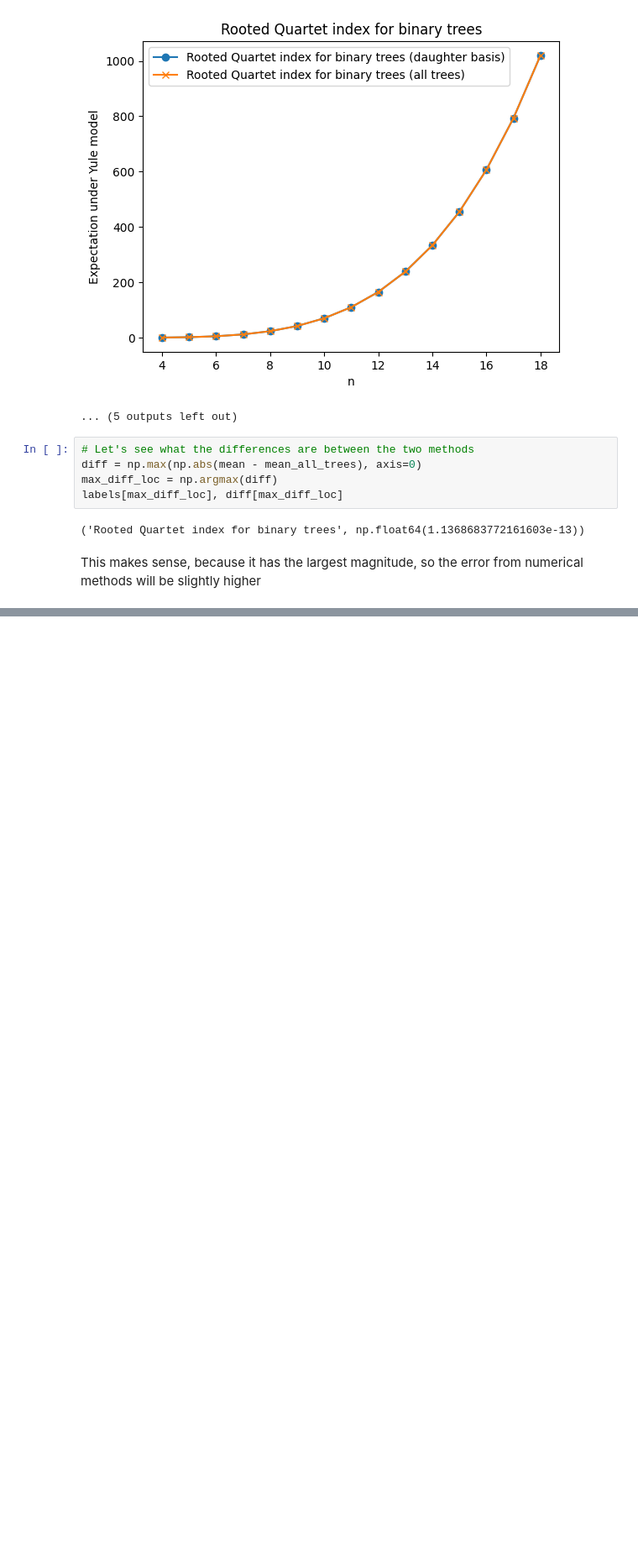
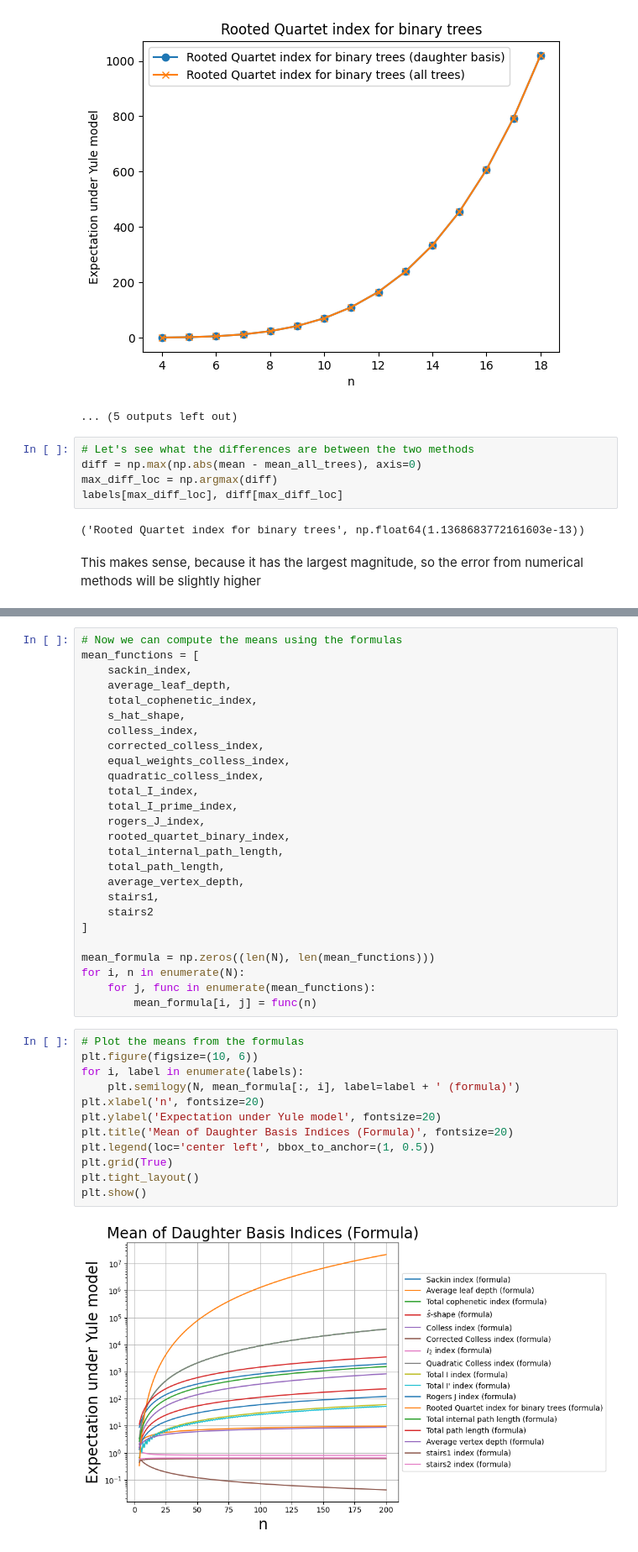
Before and after one commit to dbauman18/phylogenetic_basis_statistics, a Jupyter notebook: notebooks/statisticMeans.ipynb, the cells around one changed output, grey strips where cells are left out. Shown at 84% size. Saved outputs shown, nothing was run; the diff lists cells and outputs as text; blank space fills up the shorter version.

Commit message:
Added formula comparison

```diff
--- a/notebooks/statisticMeans.ipynb
+++ b/notebooks/statisticMeans.ipynb
@@ -97,0 +215,40 @@ This makes sense, because it has the largest magnitude, so the error from numeri
+# %%
+# Now we can compute the means using the formulas
+mean_functions = [
+    sackin_index,
+    average_leaf_depth,
+    total_cophenetic_index,
+    s_hat_shape,
+    colless_index,
+    corrected_colless_index,
+    equal_weights_colless_index,
+    quadratic_colless_index,
+    total_I_index,
+    total_I_prime_index,
+    rogers_J_index,
+    rooted_quartet_binary_index,
+    total_internal_path_length,
+    total_path_length,
+    average_vertex_depth,
+    stairs1,
+    stairs2
+]
+
+mean_formula = np.zeros((len(N), len(mean_functions)))
+for i, n in enumerate(N):
+    for j, func in enumerate(mean_functions):
+        mean_formula[i, j] = func(n)
+# %%
+# Plot the means from the formulas
+plt.figure(figsize=(10, 6))
+for i, label in enumerate(labels):
+    plt.semilogy(N, mean_formula[:, i], label=label + ' (formula)')
+plt.xlabel('n', fontsize=20)
+plt.ylabel('Expectation under Yule model', fontsize=20)
+plt.title('Mean of Daughter Basis Indices (Formula)', fontsize=20)
+plt.legend(loc='center left', bbox_to_anchor=(1, 0.5))
+plt.grid(True)
+plt.tight_layout()
+plt.show()
+# %% [output]
+[figure, added]
```
Also changed, not shown: parts of 7 cells of this notebook, 2 other files.
